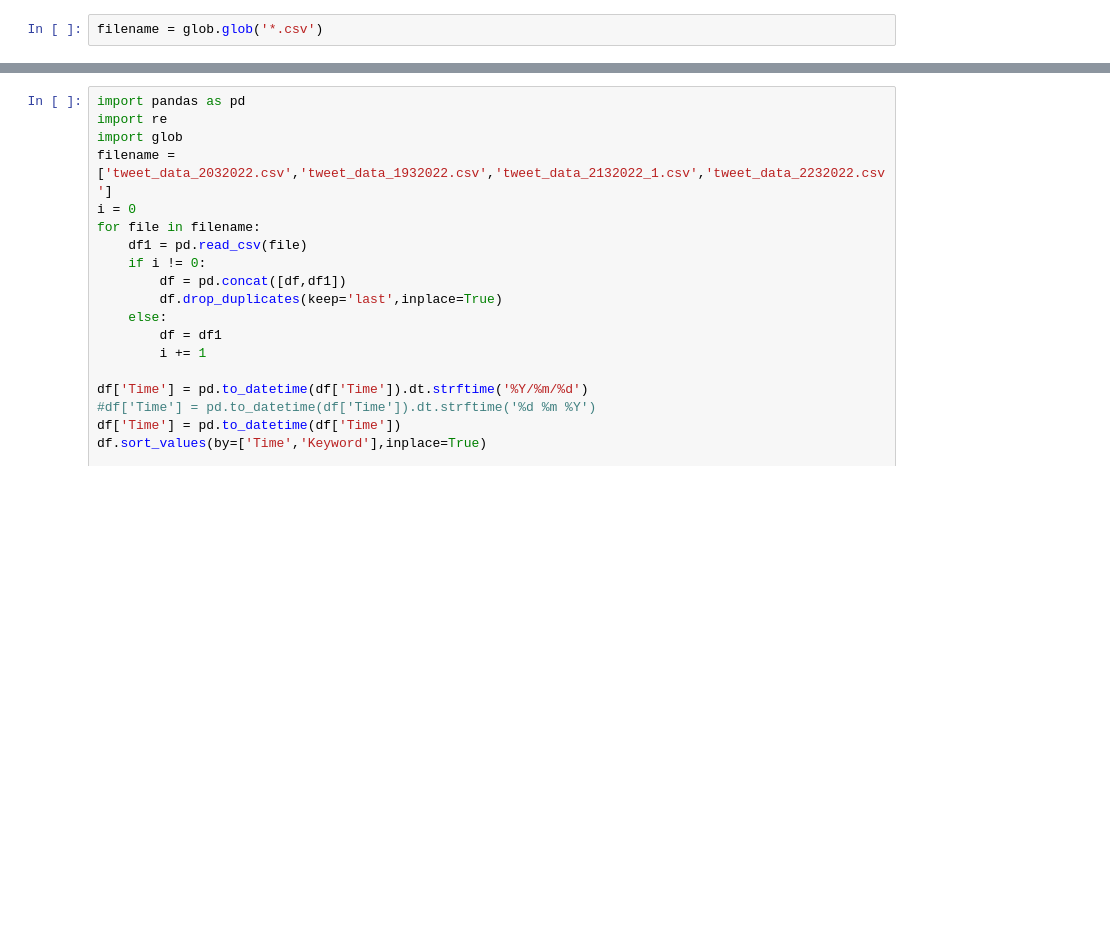
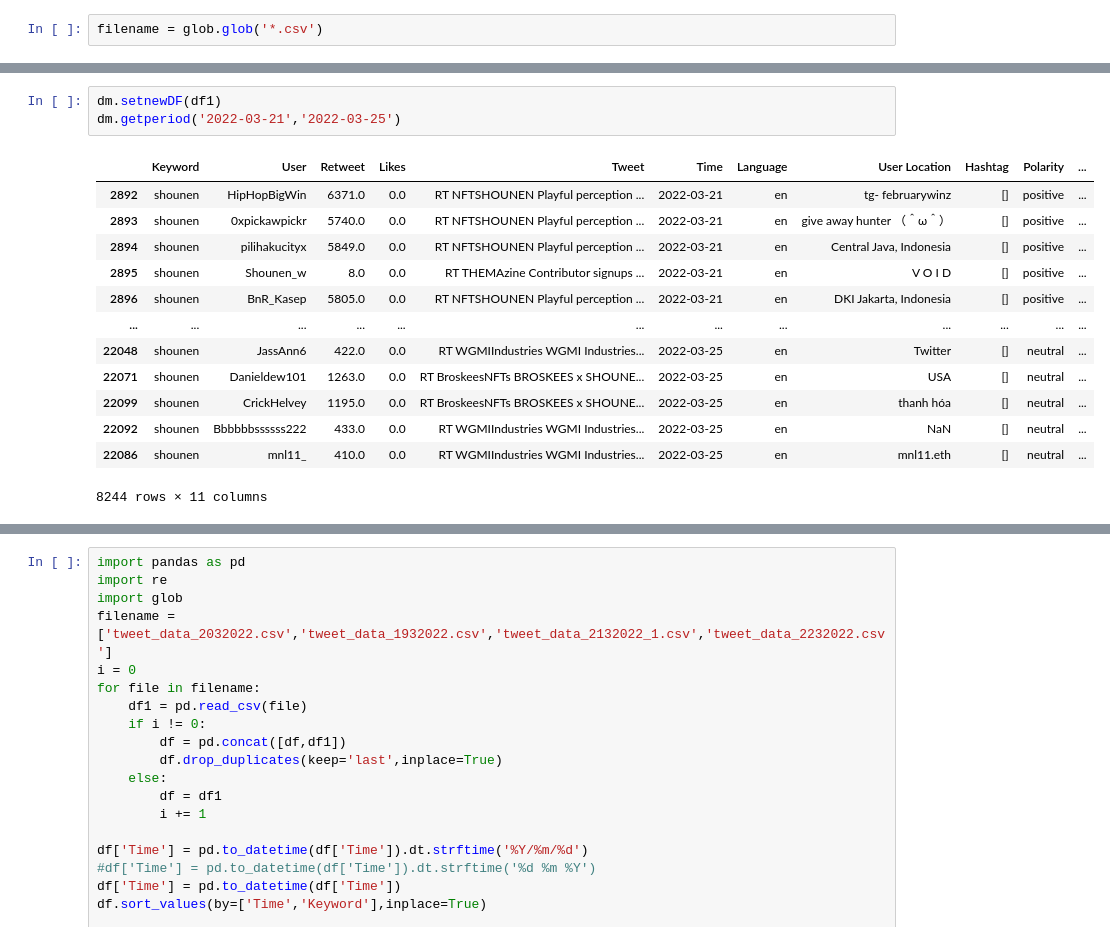
Before and after one commit to ThanawatKMUTNB/Data-Quest, a Jupyter notebook: Tweet_Test/sandbox.ipynb, the cells around one changed output, grey strips where cells are left out. Cells and saved outputs as stored; diff of their text form; blank space fills up the shorter version.

```diff
--- a/Tweet_Test/sandbox.ipynb
+++ b/Tweet_Test/sandbox.ipynb
@@ -160,0 +191,17 @@ for word in dm.collectword(df1)[:10]:
+# %%
+dm.setnewDF(df1)
+dm.getperiod('2022-03-21','2022-03-25')
+# %% [output]
+|  | Keyword | User | Retweet | Likes | Tweet | Time | Language | User Location | Hashtag | Polarity | ... |
+| 2892 | shounen | HipHopBigWin | 6371.0 | 0.0 | RT NFTSHOUNEN Playful perception ... | 2022-03-21 | en | tg- februarywinz | [] | positive | ... |
+| 2893 | shounen | 0xpickawpickr | 5740.0 | 0.0 | RT NFTSHOUNEN Playful perception ... | 2022-03-21 | en | give away hunter （＾ω＾） | [] | positive | ... |
+| 2894 | shounen | pilihakucityx | 5849.0 | 0.0 | RT NFTSHOUNEN Playful perception ... | 2022-03-21 | en | Central Java, Indonesia | [] | positive | ... |
+| 2895 | shounen | Shounen_w | 8.0 | 0.0 | RT THEMAzine Contributor signups ... | 2022-03-21 | en | V O I D | [] | positive | ... |
+| 2896 | shounen | BnR_Kasep | 5805.0 | 0.0 | RT NFTSHOUNEN Playful perception ... | 2022-03-21 | en | DKI Jakarta, Indonesia | [] | positive | ... |
+| ... | ... | ... | ... | ... | ... | ... | ... | ... | ... | ... | ... |
+| 22048 | shounen | JassAnn6 | 422.0 | 0.0 | RT WGMIIndustries WGMI Industries... | 2022-03-25 | en | Twitter | [] | neutral | ... |
+| 22071 | shounen | Danieldew101 | 1263.0 | 0.0 | RT BroskeesNFTs BROSKEES x SHOUNE... | 2022-03-25 | en | USA | [] | neutral | ... |
+| 22099 | shounen | CrickHelvey | 1195.0 | 0.0 | RT BroskeesNFTs BROSKEES x SHOUNE... | 2022-03-25 | en | thanh hóa | [] | neutral | ... |
+| 22092 | shounen | Bbbbbbssssss222 | 433.0 | 0.0 | RT WGMIIndustries WGMI Industries... | 2022-03-25 | en | NaN | [] | neutral | ... |
+| 22086 | shounen | mnl11_ | 410.0 | 0.0 | RT WGMIIndustries WGMI Industries... | 2022-03-25 | en | mnl11.eth | [] | neutral | ... |
+8244 rows × 11 columns
```
Also changed, not shown: parts of 6 cells of this notebook, 11 other files.
